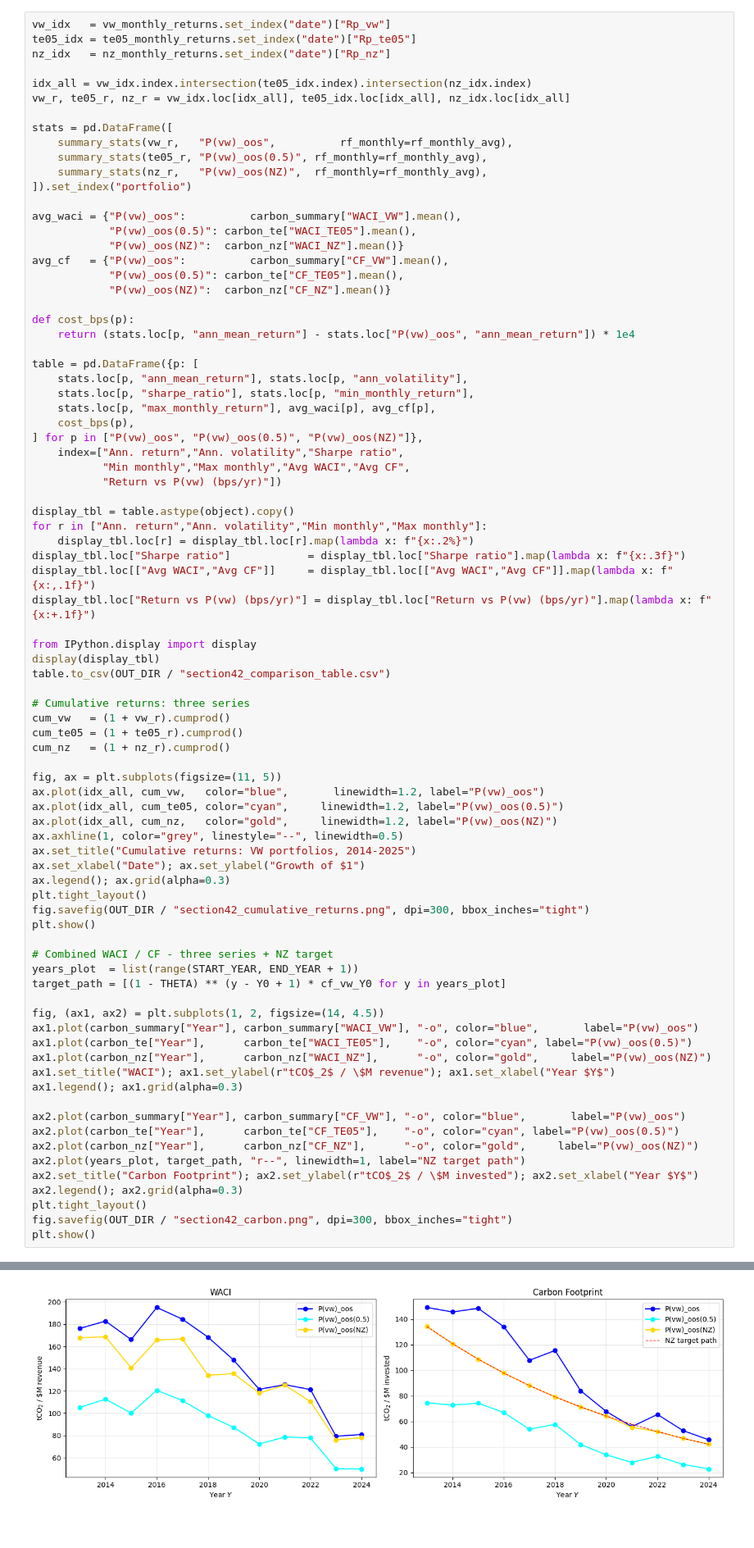
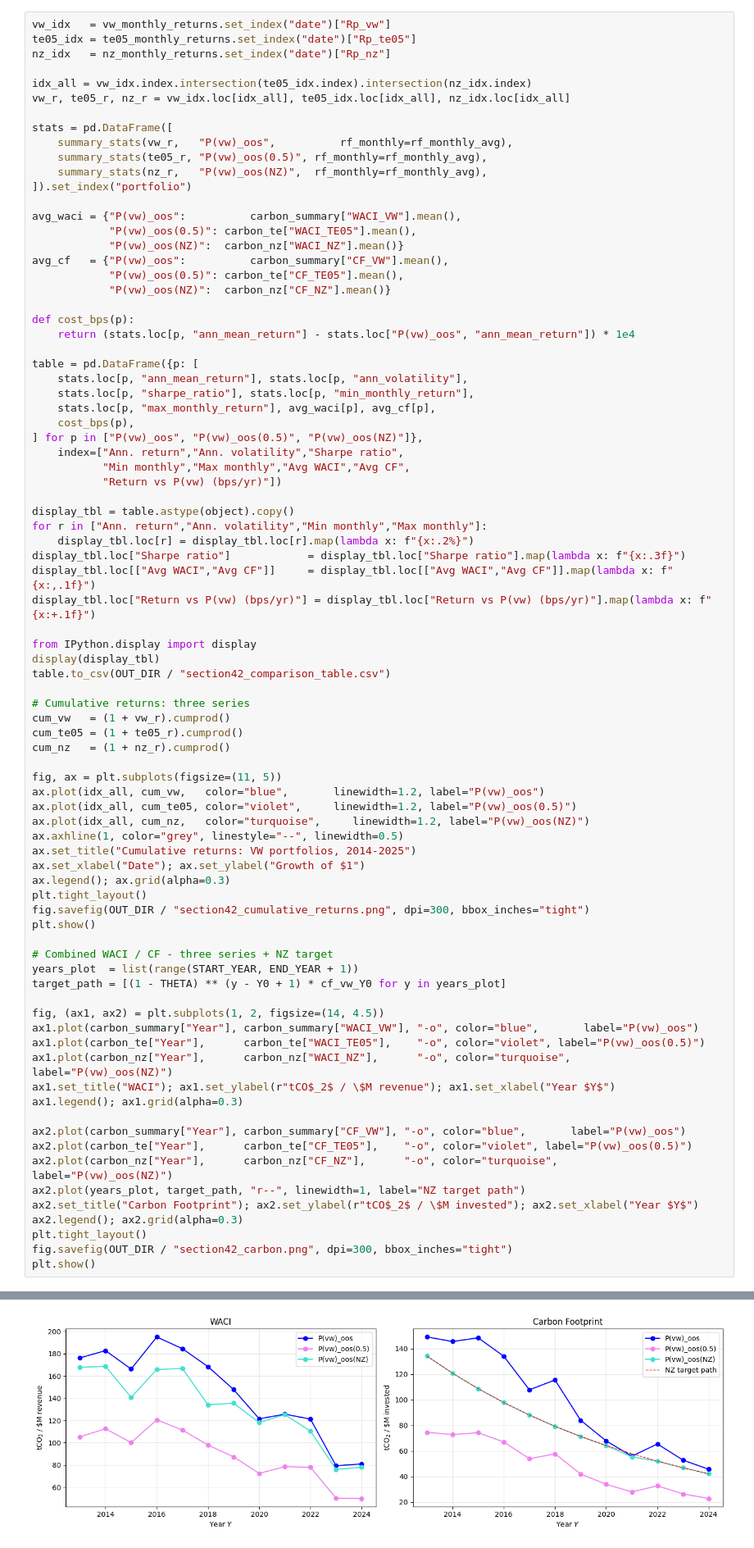
Before and after one commit to Saarujan06/Sustainability-Aware-Asset-Management-Project, a Jupyter notebook: final_notebook.ipynb, the cells around one changed output, grey strips where cells are left out. Shown at 82% size. Drawn from its saved outputs; the diff is of its cells as text.

```diff
--- a/final_notebook.ipynb
+++ b/final_notebook.ipynb
@@ -2072,8 +2072,8 @@ cum_nz   = (1 + nz_r).cumprod()
 
 fig, ax = plt.subplots(figsize=(11, 5))
 ax.plot(idx_all, cum_vw,   color="blue",       linewidth=1.2, label="P(vw)_oos")
-ax.plot(idx_all, cum_te05, color="cyan",     linewidth=1.2, label="P(vw)_oos(0.5)")
-ax.plot(idx_all, cum_nz,   color="gold",     linewidth=1.2, label="P(vw)_oos(NZ)")
+ax.plot(idx_all, cum_te05, color="violet",     linewidth=1.2, label="P(vw)_oos(0.5)")
+ax.plot(idx_all, cum_nz,   color="turquoise",     linewidth=1.2, label="P(vw)_oos(NZ)")
 ax.axhline(1, color="grey", linestyle="--", linewidth=0.5)
 ax.set_title("Cumulative returns: VW portfolios, 2014-2025")
 ax.set_xlabel("Date"); ax.set_ylabel("Growth of $1")
@@ -2088,14 +2088,14 @@ target_path = [(1 - THETA) ** (y - Y0 + 1) * cf_vw_Y0 for y in years_plot]
 
 fig, (ax1, ax2) = plt.subplots(1, 2, figsize=(14, 4.5))
 ax1.plot(carbon_summary["Year"], carbon_summary["WACI_VW"], "-o", color="blue",       label="P(vw)_oos")
-ax1.plot(carbon_te["Year"],      carbon_te["WACI_TE05"],    "-o", color="cyan", label="P(vw)_oos(0.5)")
-ax1.plot(carbon_nz["Year"],      carbon_nz["WACI_NZ"],      "-o", color="gold",     label="P(vw)_oos(NZ)")
+ax1.plot(carbon_te["Year"],      carbon_te["WACI_TE05"],    "-o", color="violet", label="P(vw)_oos(0.5)")
+ax1.plot(carbon_nz["Year"],      carbon_nz["WACI_NZ"],      "-o", color="turquoise",     label="P(vw)_oos(NZ)")
 ax1.set_title("WACI"); ax1.set_ylabel(r"tCO$_2$ / \$M revenue"); ax1.set_xlabel("Year $Y$")
 ax1.legend(); ax1.grid(alpha=0.3)
 
 ax2.plot(carbon_summary["Year"], carbon_summary["CF_VW"], "-o", color="blue",       label="P(vw)_oos")
-ax2.plot(carbon_te["Year"],      carbon_te["CF_TE05"],    "-o", color="cyan", label="P(vw)_oos(0.5)")
-ax2.plot(carbon_nz["Year"],      carbon_nz["CF_NZ"],      "-o", color="gold",     label="P(vw)_oos(NZ)")
+ax2.plot(carbon_te["Year"],      carbon_te["CF_TE05"],    "-o", color="violet", label="P(vw)_oos(0.5)")
+ax2.plot(carbon_nz["Year"],      carbon_nz["CF_NZ"],      "-o", color="turquoise",     label="P(vw)_oos(NZ)")
 ax2.plot(years_plot, target_path, "r--", linewidth=1, label="NZ target path")
 ax2.set_title("Carbon Footprint"); ax2.set_ylabel(r"tCO$_2$ / \$M invested"); ax2.set_xlabel("Year $Y$")
 ax2.legend(); ax2.grid(alpha=0.3)
@@ -2116,4 +2116,4 @@ plt.show()
-[figure, old version]
+[figure, new version]
 # %% [markdown]
 ## Top-10 Most Carbon-Intensive Firms - VW vs MVP(0.5) vs VW(NZ)
 
```
Also changed, not shown: parts of 9 cells of this notebook, 17 other files.
